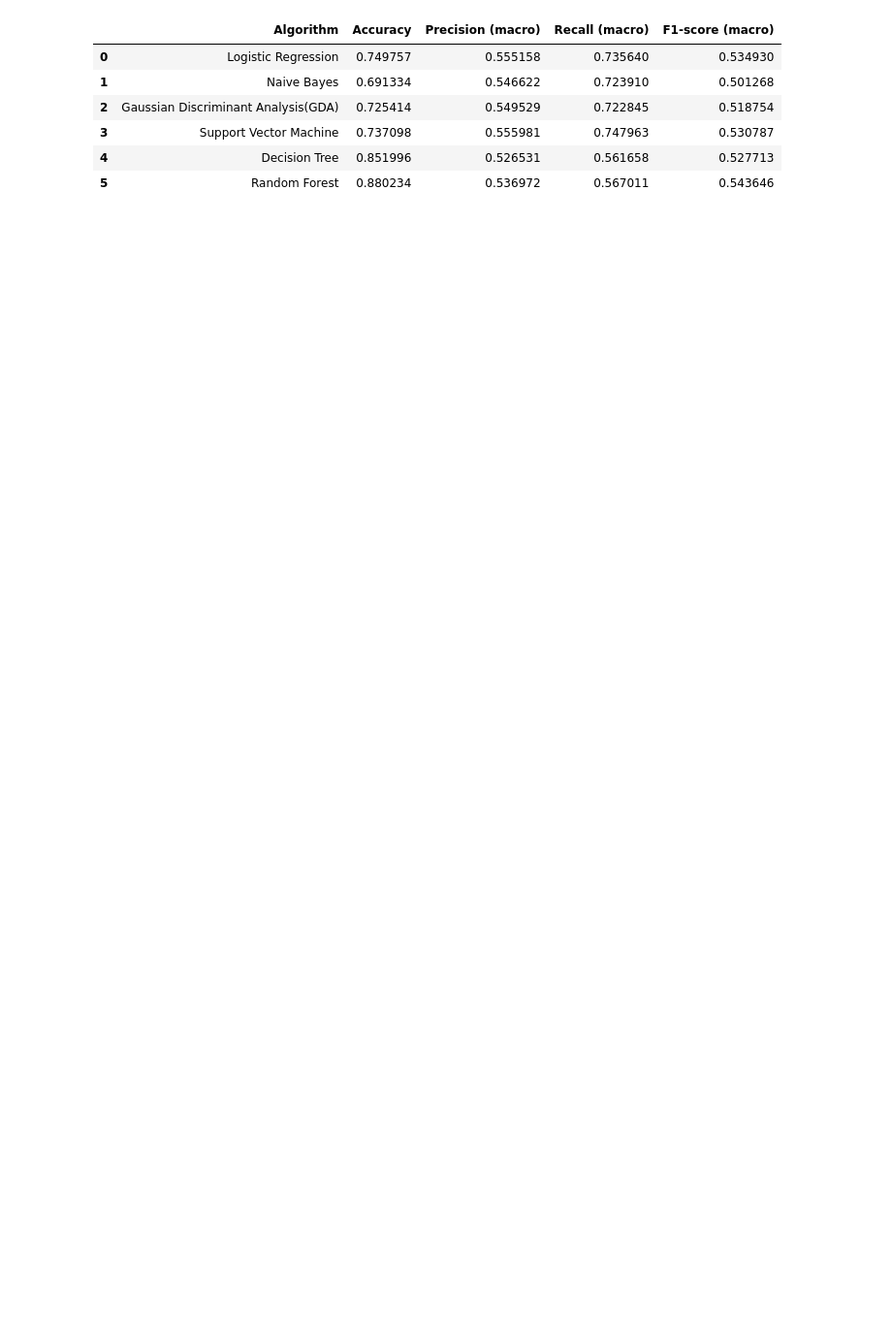
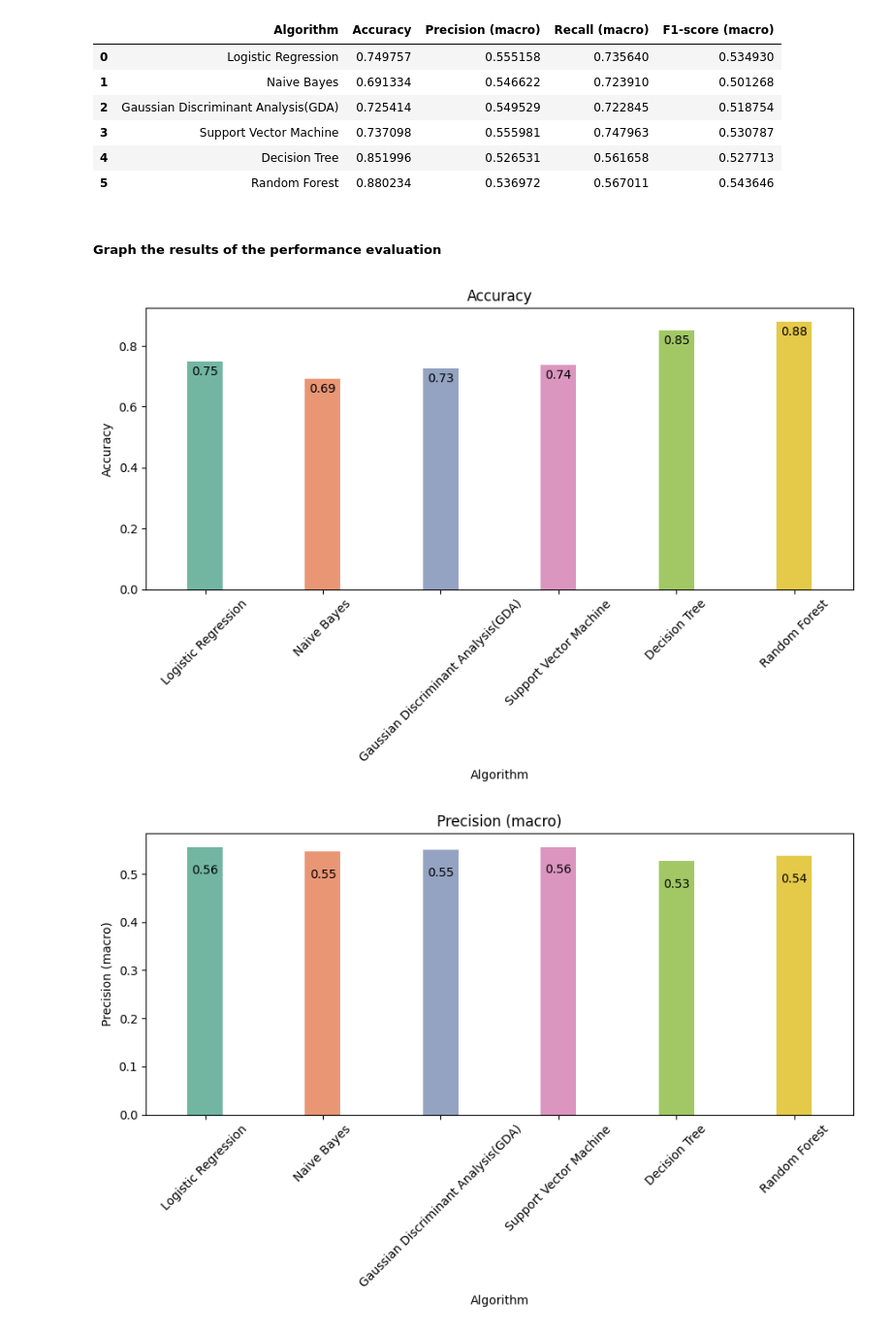
Before and after one commit to timid-angel/stroke-prediction-classifiers, a Jupyter notebook: Stroke Prediction.ipynb, the cells around one changed output. Shown at 97% size. Drawn from its saved outputs; the diff is of its cells as text; code cells hidden in the pictures; blank space fills up the shorter version.

Commit message:
add graphs for the performance evaluation metrics

```diff
--- a/Stroke Prediction.ipynb
+++ b/Stroke Prediction.ipynb
@@ -520,3 +522,28 @@ results_df
 | 3 | Support Vector Machine | 0.737098 | 0.555981 | 0.747963 | 0.530787 |
 | 4 | Decision Tree | 0.851996 | 0.526531 | 0.561658 | 0.527713 |
 | 5 | Random Forest | 0.880234 | 0.536972 | 0.567011 | 0.543646 |
+# %% [markdown]
+##### Graph the results of the performance evaluation
+# %%
+metrics = ['Accuracy', 'Precision (macro)', 'Recall (macro)', 'F1-score (macro)']
+
+for metric in metrics:
+    plt.figure(figsize=(9, 6))
+    ax = sns.barplot(x='Algorithm', y=metric, hue='Algorithm', data=results_df, palette='Set2', dodge=False, width=0.3)
+    plt.title(f'{metric}')
+    plt.xlabel('Algorithm')
+    plt.ylabel(metric)
+    plt.xticks(rotation=45)
+
+    for p in ax.patches:
+        ax.annotate(format(p.get_height(), '.2f'),
+                    (p.get_x() + p.get_width() / 2., p.get_height() - 0.07),
+                    ha = 'center', va = 'center',
+                    xytext = (0, 9),
+                    textcoords = 'offset points')
+
+    plt.tight_layout()
+    plt.show()
+# %% [output]
+[figure, added]
+[figure, added]
```
Also changed, not shown: parts of 2 cells of this notebook.
